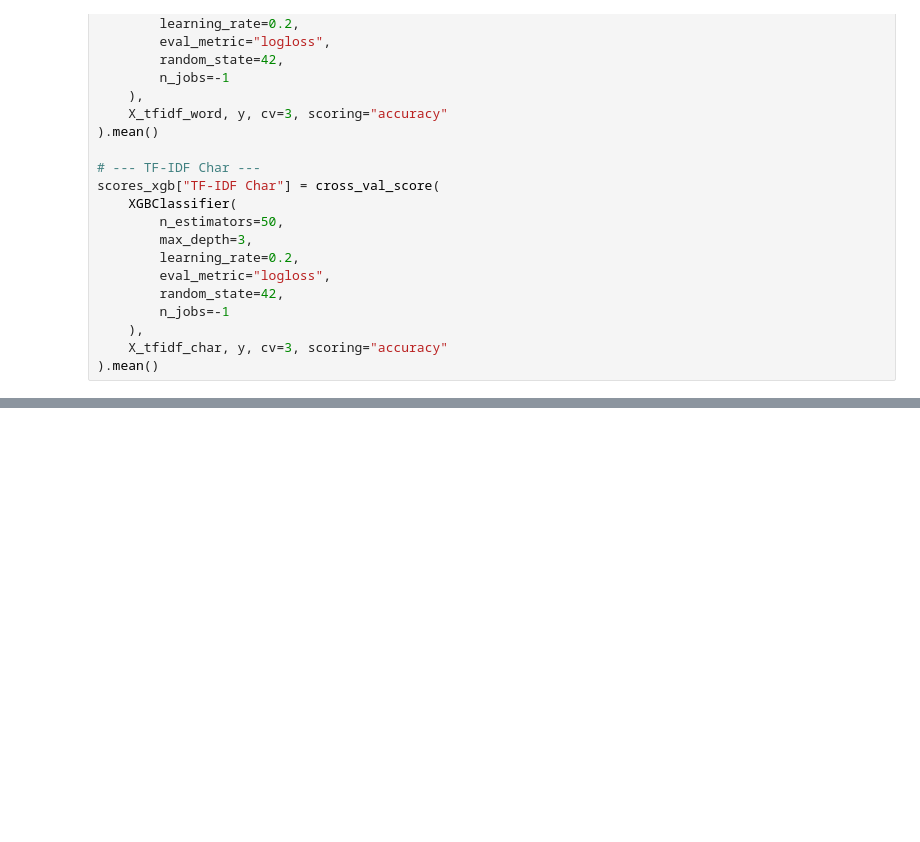
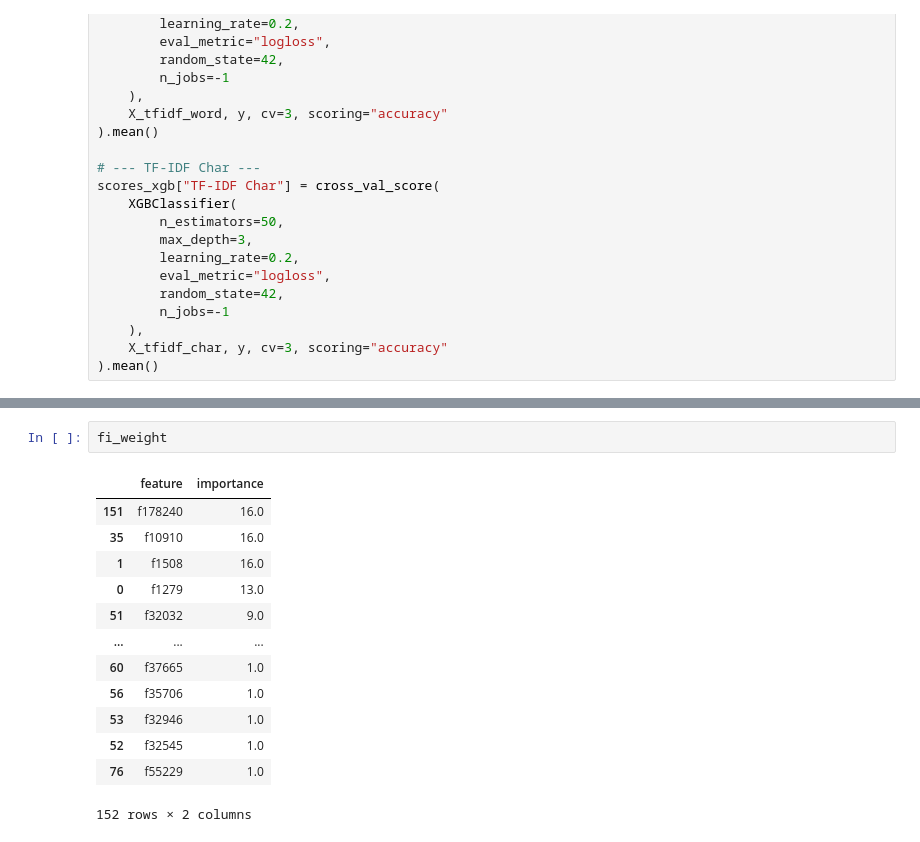
Before and after one commit to BenGaistAI/ai_detection, a Jupyter notebook: main_notebook.ipynb, the cells around one changed output, grey strips where cells are left out. Cells and saved outputs as stored; diff of their text form; blank space fills up the shorter version.

```diff
--- a/main_notebook.ipynb
+++ b/main_notebook.ipynb
@@ -1793,0 +1849,16 @@ combined_long
+# %%
+fi_weight
+# %% [output]
+|  | feature | importance |
+| 151 | f178240 | 16.0 |
+| 35 | f10910 | 16.0 |
+| 1 | f1508 | 16.0 |
+| 0 | f1279 | 13.0 |
+| 51 | f32032 | 9.0 |
+| ... | ... | ... |
+| 60 | f37665 | 1.0 |
+| 56 | f35706 | 1.0 |
+| 53 | f32946 | 1.0 |
+| 52 | f32545 | 1.0 |
+| 76 | f55229 | 1.0 |
+152 rows × 2 columns
```
Also changed, not shown: parts of 40 cells of this notebook.
